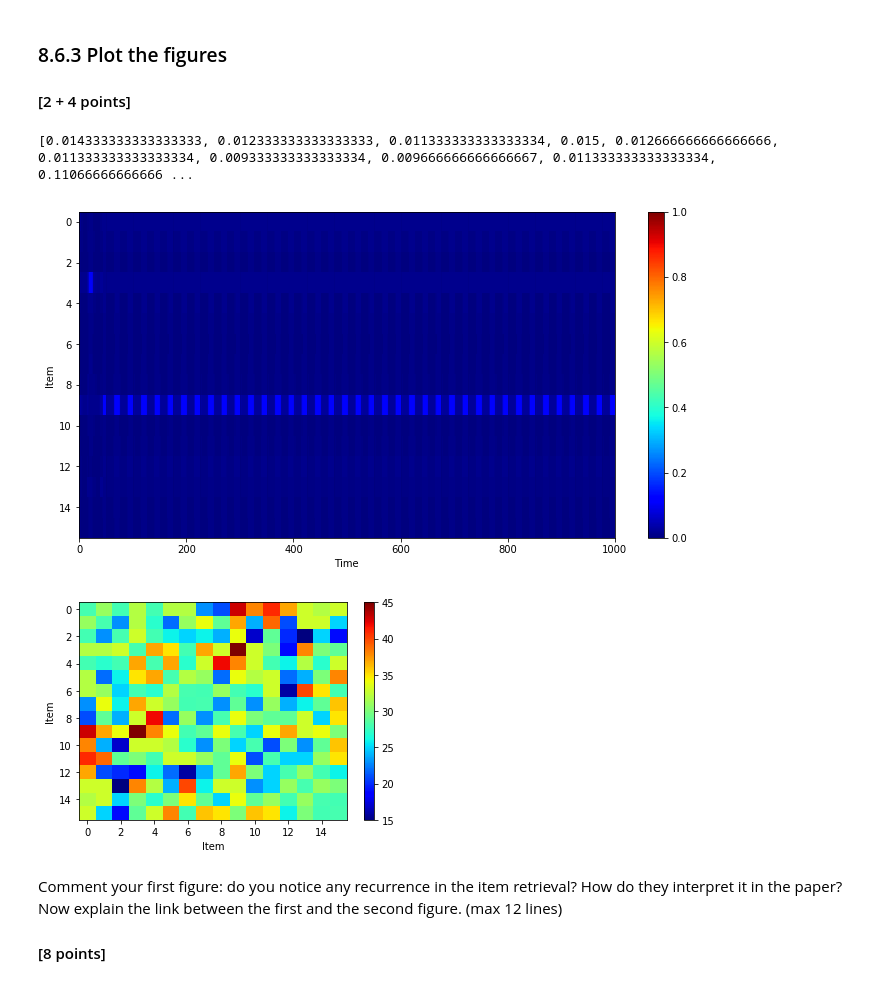
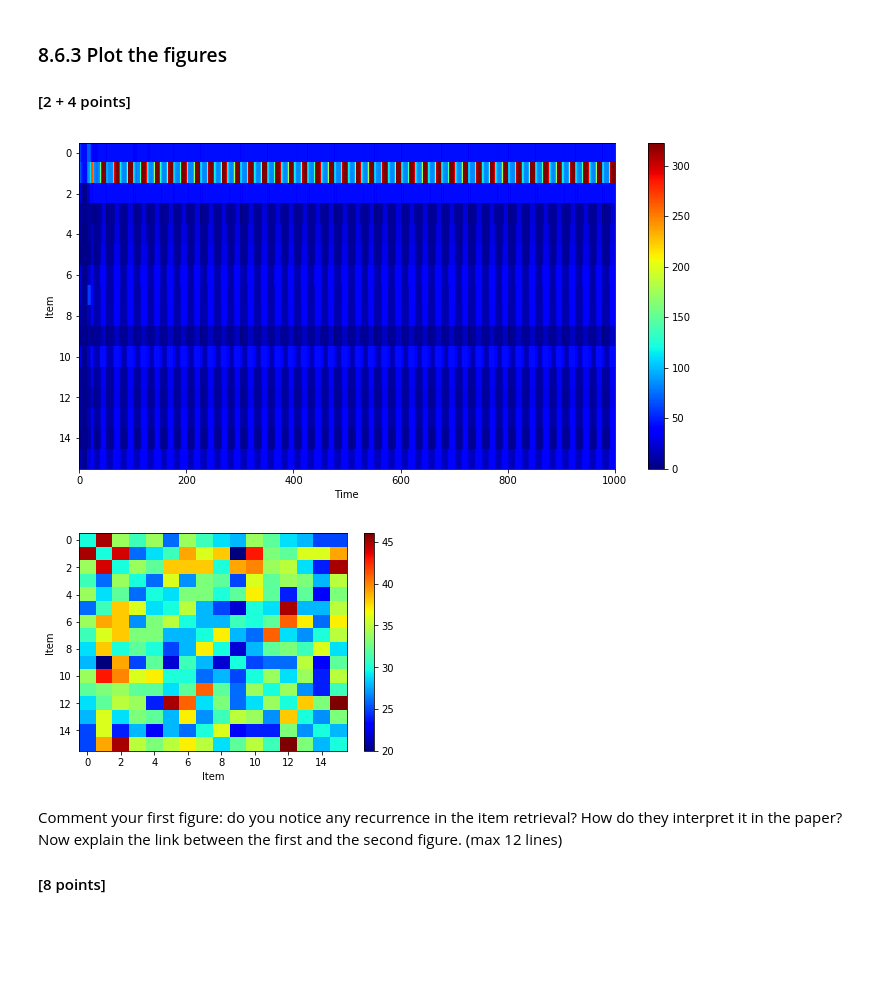
Before and after one commit to CamillaCarta/BMNN_projects, a Jupyter notebook: Ex2_Camilla_Carta_215621.ipynb, the cells around one changed output. Cells and saved outputs as stored; diff of their text form; code cells hidden in the pictures; blank space fills up the shorter version.

```diff
--- a/Ex2_Camilla_Carta_215621.ipynb
+++ b/Ex2_Camilla_Carta_215621.ipynb
@@ -648,27 +645,25 @@ Now implement a function that let the state of the system evolve (for Fig.1A) an
 # %%
 def evolve(V_,thresh_,J0_):
     overlap_ = [overlap_mat(V_, it) for it in items] ## write the overlap formula at time t
-    print(overlap_)
     #print('overlap: ', overlap_)
     V_old = V_
     #print('old V: ', V_)
     ## write the update formula for time t+1
-    V_ = np.heaviside(np.dot(J, V_old) - J0_/(N*f)*np.sum(V_old - thresh_), V_old)
-    print(V_)
+    V_ = np.heaviside(np.dot(J, V_old) - J0_/(N*f)*np.sum(V_old - thresh_), 1)
     ## update the threshold for time t+1
     thresh_ -= (thresh_ - thresh_0 - Dth * V_)/Tth
     return V_, thresh_, overlap_
 
 def overlap_mat(a,b):
      ## if a and b are two patterns, what's the overlap between them?
-    return float(np.sum(a*b))/len(a)
+    return np.sum(a*b)
 # %% [markdown]
 Run the dynamics and plot $J_0(t)$.
 #### [4 + 1  points]
 # %%
 ## Initilize the threshold
 thresh =  np.random.uniform(-T, T, N)## find the right probability distibution within the numpy.random library
-print(thresh)
+#print(thresh)
 
 thresh_0 = thresh.copy()
 
@@ -680,7 +675,7 @@ dic_evolution['thresh'] = []
 dic_evolution['overl'] = []
 
 ## Set the initial state of the matrix equal to the first pattern
-V = items[9]
+V = items[0]
 
 ## Now we are ready to run the dynamics
 for i in range(timesteps):
@@ -720,10 +697,6 @@ plt.show()
 # %% [markdown]
 ### 8.6.3 Plot the figures
 #### [2 + 4 points]
-# %%
-print(overlap)
-# %% [output]
-[0.014333333333333333, 0.012333333333333333, 0.011333333333333334, 0.015, 0.012666666666666666, 0.011333333333333334, 0.009333333333333334, 0.009666666666666667, 0.011333333333333334, 0.11066666666666 ...
 # %%
 ## Plot Fig. 1A
 plt.figure(figsize=(12, 6)) ## check out the inputs, how do you fix the figure size?
@@ -732,30 +705,30 @@ plt.imshow(np.array(dic_evolution['overl']).T, interpolation = 'None', aspect =
 plt.xlabel('Time')
 plt.ylabel('Item')
 plt.colorbar()
-plt.clim(0, 1)
+#plt.clim(0, 1)
 plt.show()
 # %% [output]
-[figure, old version]
+[figure, new version]
 # %%
 ## Plot Fig. 1B
 ## first you need to create a matrix filled with the overlaps between patterns.
 overlap_matrix = np.zeros([L, L]) ## declare a matrix of 0s with the right shape. One more time, numpy is going to be useful.
 for i in range(L):
     for j in range(i,L):
         if i != j:
             ## insert the right expression for the element of overlap_matrix
-            overlap_matrix[i,j] = overlap_matrix[j,i] = overlap_mat(items[i], items[j])*len(items[i])
+            overlap_matrix[i,j] = overlap_matrix[j,i] = overlap_mat(items[i], items[j])
 
 ## Set the diagonal of overlap_matrix = to average of other entries ##
 np.fill_diagonal(overlap_matrix, np.mean(overlap_matrix))
 plt.imshow( overlap_matrix , aspect='auto',cmap='jet')
 plt.xlabel('Item')
 plt.ylabel('Item')
 ## add a colorbar here
 plt.colorbar()
 plt.show()
 # %% [output]
-[figure, old version]
+[figure, new version]
 # %% [markdown]
 Comment your first figure: do you notice any recurrence in the item retrieval? How do they interpret it in the paper?
 Now explain the link between the first and the second figure. (max 12 lines)
```
Also changed, not shown: parts of 16 cells of this notebook.
